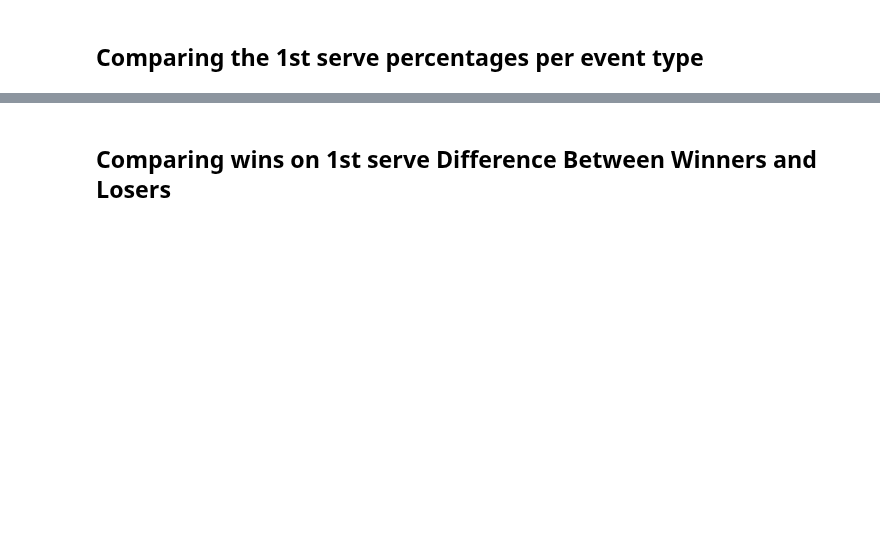
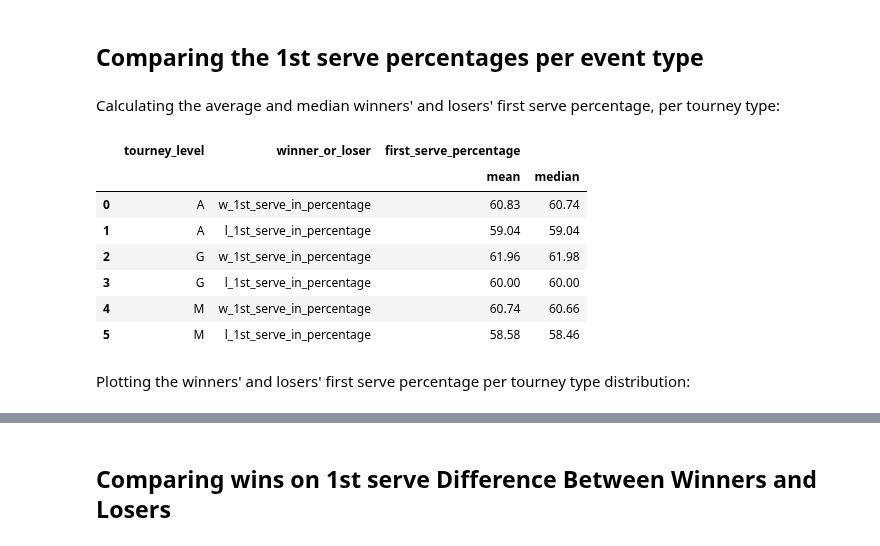
Before and after one commit to YoavWeller/Tennis_Analysis, a Jupyter notebook: tennis_analysis.ipynb, the cells around one changed output, grey strips where cells are left out. Drawn from its saved outputs; the diff is of its cells as text; code cells hidden in the pictures; blank space fills up the shorter version.

```diff
--- a/tennis_analysis.ipynb
+++ b/tennis_analysis.ipynb
@@ -897,9 +935,22 @@ plt.show()
 # %% [markdown]
 ## Comparing the 1st serve percentages per event type
+# %% [markdown]
+Calculating the average and median winners' and losers' first serve percentage, per tourney type:
 # %%
-first_serve_by_tourney_level_aggregated_df = round(first_serve_in_melted_df.groupby(["tourney_level", "winner_or_loser"], as_index=False).agg({"first_serve_percentage": ["mean", "median"]}), 3)
+first_serve_by_tourney_level_aggregated_df = round(first_serve_in_melted_df.groupby(["tourney_level", "winner_or_loser"], as_index=False).agg({"first_serve_percentage": ["mean", "median"]}), 2)
 first_serve_by_tourney_level_aggregated_df.sort_values(by=["tourney_level", ("first_serve_percentage", "median")], ascending=[True, False], inplace=True, ignore_index=True)
 first_serve_by_tourney_level_aggregated_df
+# %% [output]
+|  | tourney_level | winner_or_loser | first_serve_percentage |  |
+|  |  |  | mean | median |
+| 0 | A | w_1st_serve_in_percentage | 60.83 | 60.74 |
+| 1 | A | l_1st_serve_in_percentage | 59.04 | 59.04 |
+| 2 | G | w_1st_serve_in_percentage | 61.96 | 61.98 |
+| 3 | G | l_1st_serve_in_percentage | 60.00 | 60.00 |
+| 4 | M | w_1st_serve_in_percentage | 60.74 | 60.66 |
+| 5 | M | l_1st_serve_in_percentage | 58.58 | 58.46 |
+# %% [markdown]
+Plotting the winners' and losers' first serve percentage per tourney type distribution:
 # %%
 # Creating the plot
 plt.figure(figsize=(16,9))
```
Also changed, not shown: parts of 27 cells of this notebook.
